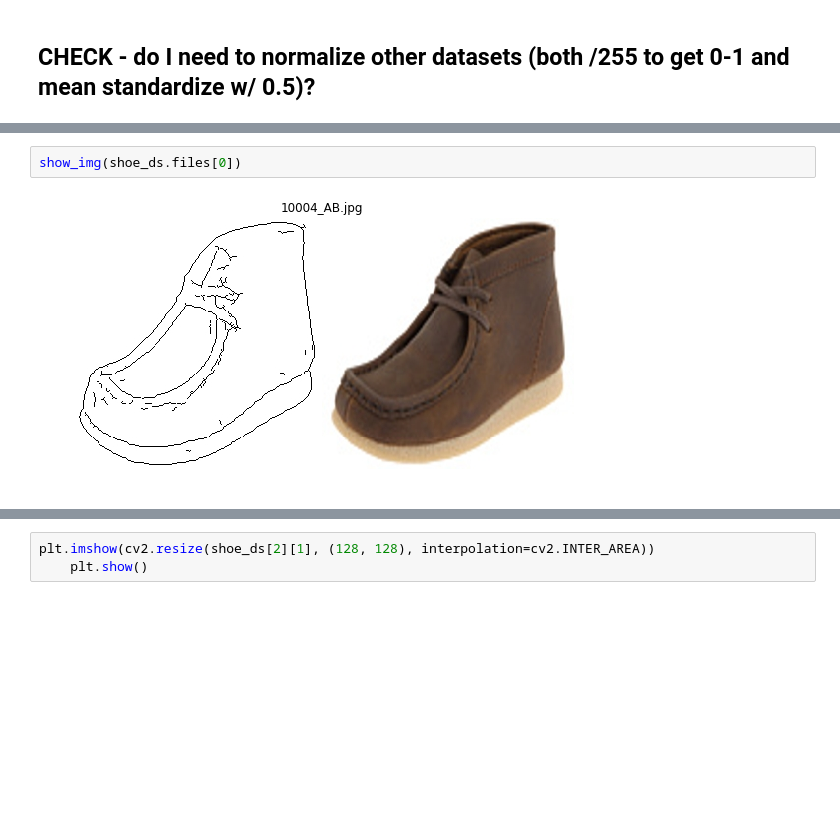
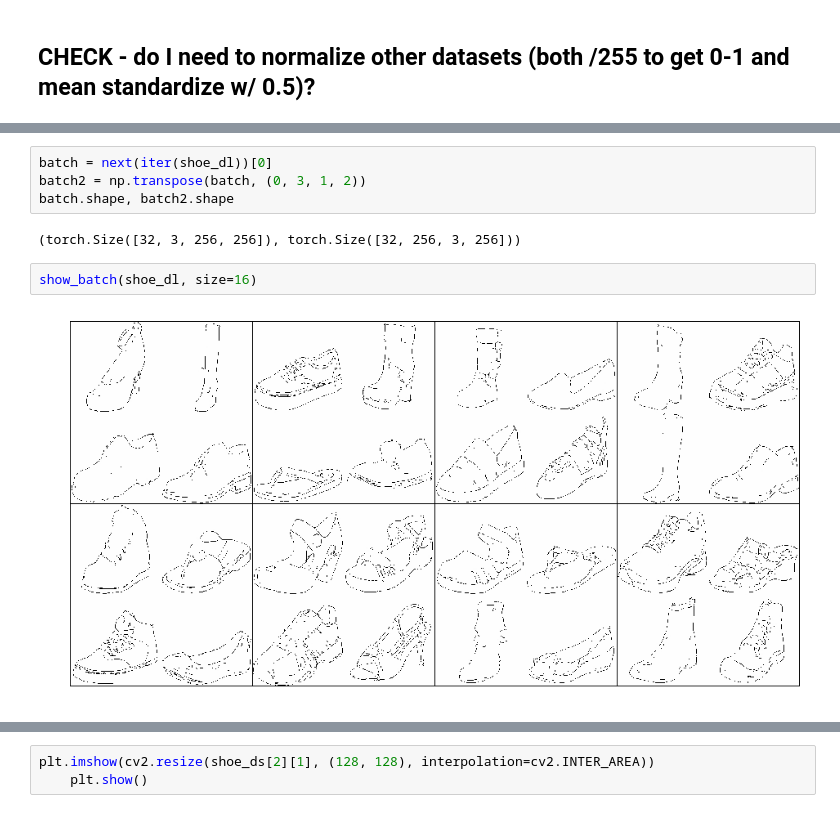
Before and after one commit to hdmamin/GAN-architectures, a Jupyter notebook: dev.ipynb, the cells around one changed output, grey strips where cells are left out. Cells and saved outputs as stored; diff of their text form; blank space fills up the shorter version.

```diff
--- a/dev.ipynb
+++ b/dev.ipynb
@@ -97,4 +103,10 @@ shoe_ds.show(0)
-# %%
-show_img(shoe_ds.files[0])
-# %% [output]
-[figure, removed]
+# %%
+batch = next(iter(shoe_dl))[0]
+batch2 = np.transpose(batch, (0, 3, 1, 2))
+batch.shape, batch2.shape
+# %% [output]
+(torch.Size([32, 3, 256, 256]), torch.Size([32, 256, 3, 256]))
+# %%
+show_batch(shoe_dl, size=16)
+# %% [output]
+[figure, added]
```
Also changed, not shown: parts of 16 cells of this notebook, 8 other files.
